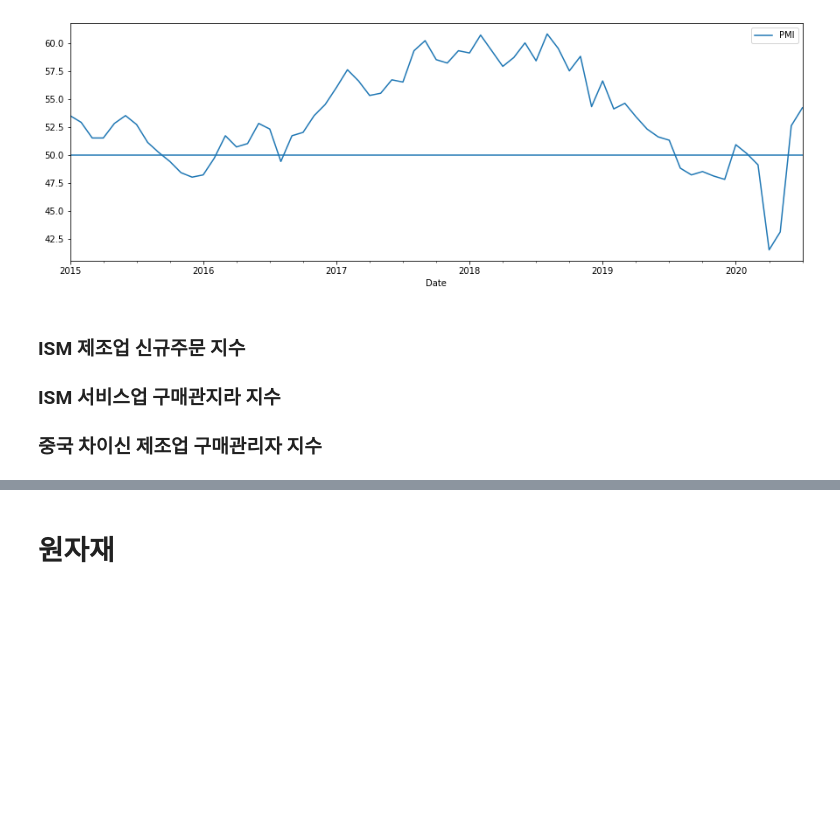
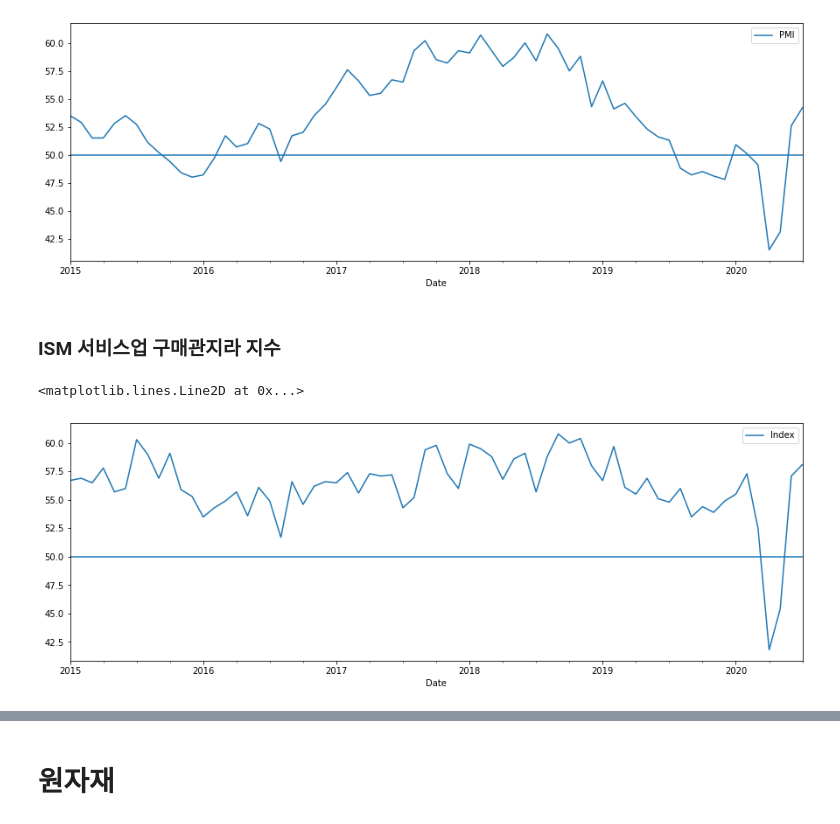
Before and after one commit to reddiana/blog, a Jupyter notebook: _notebooks/2020-08-19-Economic_indicators.ipynb, the cells around one changed output, grey strips where cells are left out. Drawn from its saved outputs; the diff is of its cells as text; code cells hidden in the pictures; blank space fills up the shorter version.

```diff
--- a/_notebooks/2020-08-19-Economic_indicators.ipynb
+++ b/_notebooks/2020-08-19-Economic_indicators.ipynb
@@ -9 +15,5 @@
+# %%
+#hide
+import quandl
+my_quandl_authtoken = "g__NU8_KS5-db8Z8sWLs"
 # %% [markdown]
@@ -30,6 +30,12 @@ p.axhline(50)
 <matplotlib.lines.Line2D at 0x...>
 [figure]
 # %% [markdown]
-### ISM 제조업 신규주문 지수
 ### ISM 서비스업 구매관지라 지수
-### 중국 차이신 제조업 구매관리자 지수
+# %%
+svc_pmi = quandl.get("ISM/NONMAN_NMI", authtoken = my_quandl_authtoken)
+rcnt_svc_pmi = svc_pmi['2015-01-01':]
+p = rcnt_svc_pmi.plot(figsize=(15,5))
+p.axhline(50)
+# %% [output]
+<matplotlib.lines.Line2D at 0x...>
+[figure, added]
```
Also changed, not shown: parts of 7 cells of this notebook.
